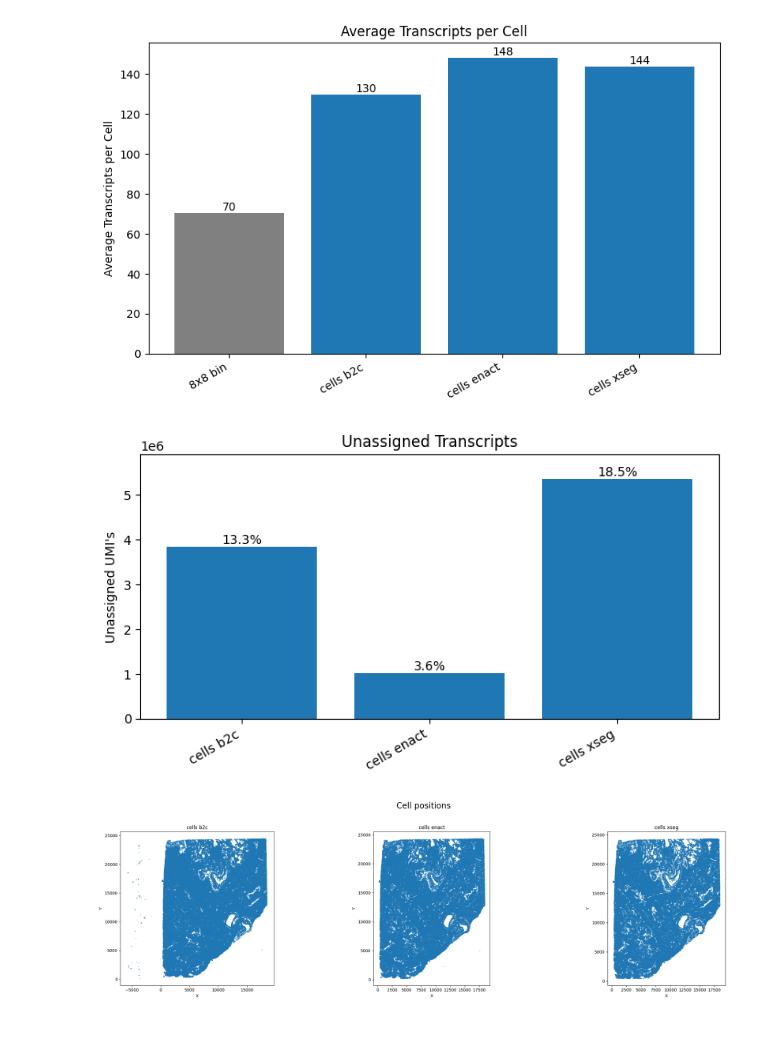
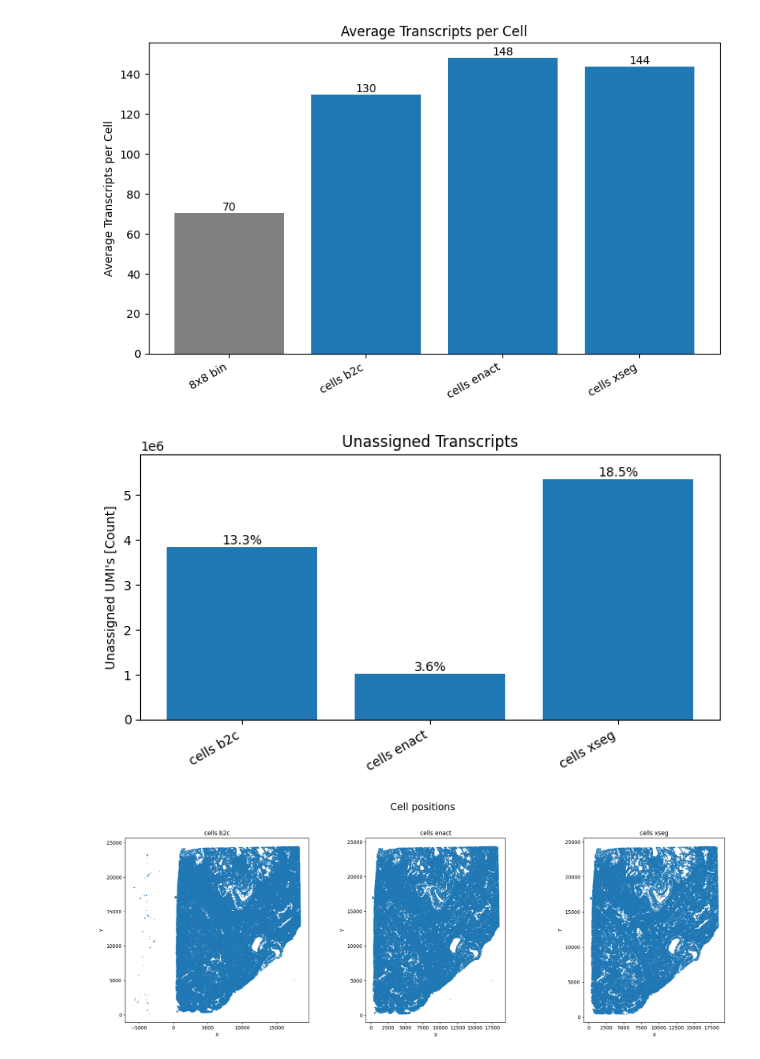
Before and after one commit to RaphaelDeGottardi/MasterThesis, a Jupyter notebook: Benchmarking pipeline/General metrics/VpX_metrics.ipynb, the cells around one changed output. Drawn from its saved outputs; the diff is of its cells as text; code cells hidden in the pictures; blank space fills up the shorter version.

```diff
--- a/Benchmarking pipeline/General metrics/VpX_metrics.ipynb
+++ b/Benchmarking pipeline/General metrics/VpX_metrics.ipynb
@@ -131,7 +133,7 @@ unassigned_colors = ['tab:blue']*len(cell_keys)
 
 plt.figure(figsize=(7, 4))
 bars = plt.bar(unassigned_labels, unassigned_counts, color=unassigned_colors)
-plt.ylabel("Unassigned UMI's")
+plt.ylabel("Unassigned UMI's [Count]")
 plt.title('Unassigned Transcripts')
 plt.xticks(rotation=30, ha='right')
 
@@ -146,28 +148,28 @@ for bar, pct in zip(bars, unassigned_percents):
 plt.tight_layout()
 plt.show()
 # %% [output]
-[figure, old version]
+[figure, new version]
 # %%
-fig, axes = plt.subplots(1, len(cell_keys), figsize=(25, 7), sharex=False, sharey=False)
+fig, axes = plt.subplots(1, len(cell_keys), figsize=(19, 7), sharex=False, sharey=False)
 for ax, key in zip(axes, cell_keys):
     adata = datasets[key]
     coords = adata.obsm['spatial']
     try:
         # Try to use as numpy array (works for AnnData with numpy obsm)
         ax.scatter(coords[:,0], coords[:,1], s=1, alpha=0.5)
     except Exception:
         # If coords is a DataFrame, use column names
         try:
             ax.scatter(coords['cell_x'], coords['cell_y'], s=1, alpha=0.5)
         except Exception:
             # Fallback: try generic .iloc
             ax.scatter(coords.iloc[:,0], coords.iloc[:,1], s=1, alpha=0.5)
     ax.set_title(key)
     ax.set_xlabel('X')
     ax.set_ylabel('Y')
     ax.set_aspect('equal')
 fig.suptitle("Cell positions", fontsize=20)
 plt.tight_layout(rect=[0, 0, 1, 0.95])
 plt.show()
 # %% [output]
-[figure, old version]
+[figure, new version]
```
Also changed, not shown: parts of 3 cells of this notebook, 7 other files.
